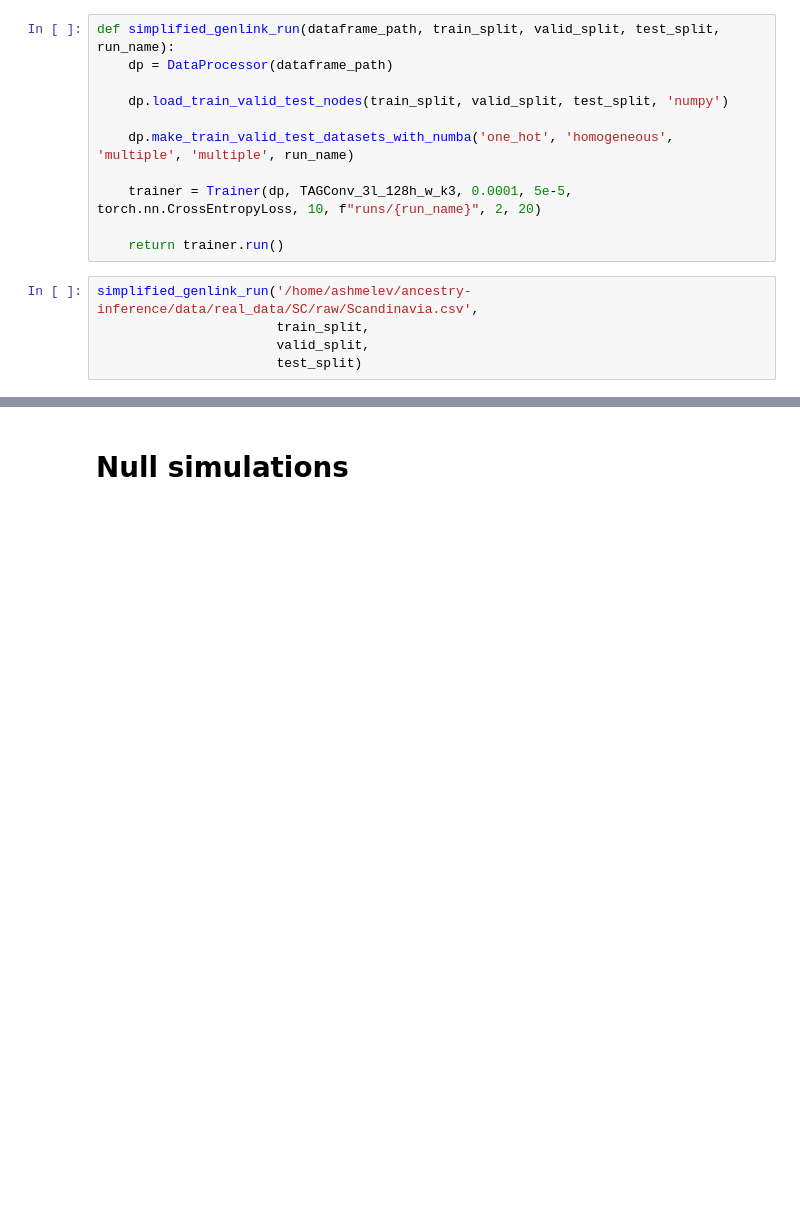
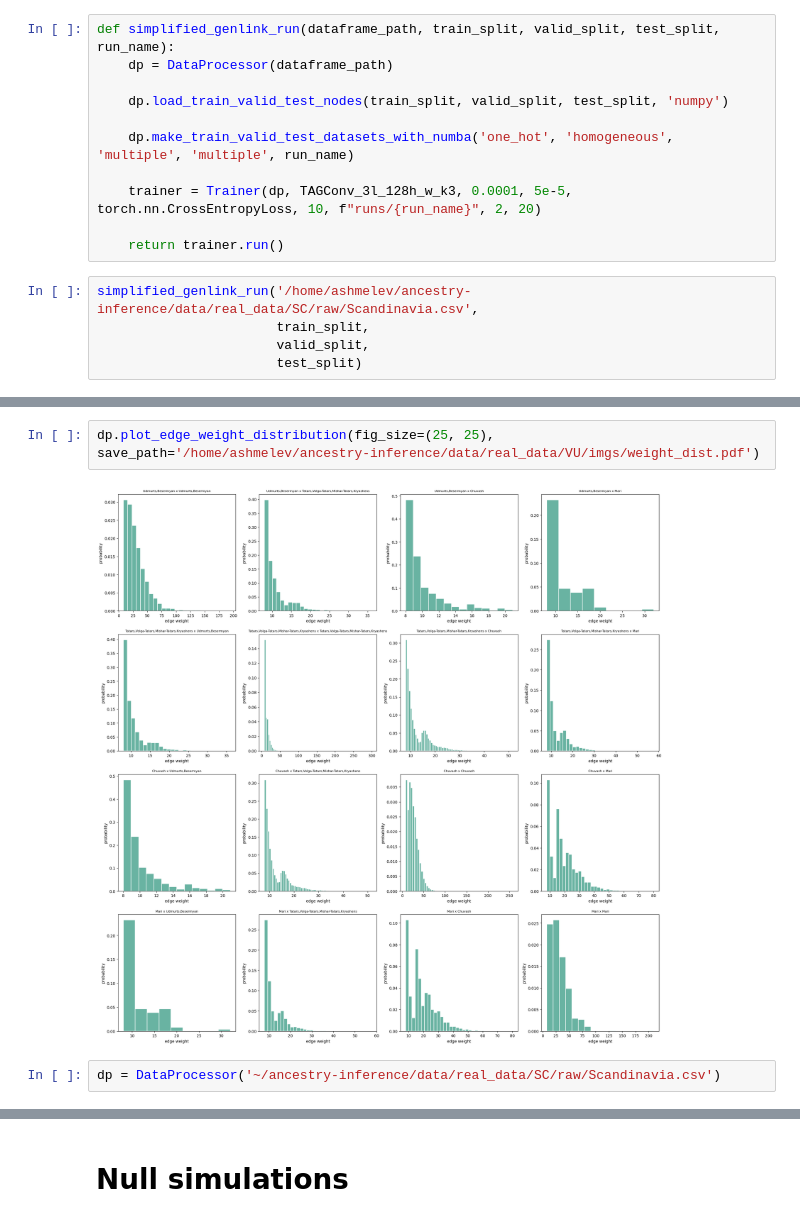
Before and after one commit to Genomics-HSE/ancestry-inference, a Jupyter notebook: notebooks/genlink_usage.ipynb, the cells around one changed output, grey strips where cells are left out. Saved outputs shown, nothing was run; the diff lists cells and outputs as text; blank space fills up the shorter version.

```diff
--- a/notebooks/genlink_usage.ipynb
+++ b/notebooks/genlink_usage.ipynb
@@ -49,0 +66,6 @@ simplified_genlink_run('/home/ashmelev/ancestry-inference/data/real_data/SC/raw/
+# %%
+dp.plot_edge_weight_distribution(fig_size=(25, 25), save_path='/home/ashmelev/ancestry-inference/data/real_data/VU/imgs/weight_dist.pdf')
+# %% [output]
+[figure, added]
+# %%
+dp = DataProcessor('~/ancestry-inference/data/real_data/SC/raw/Scandinavia.csv')
```
Also changed, not shown: parts of 7 cells of this notebook, 1 other file.
